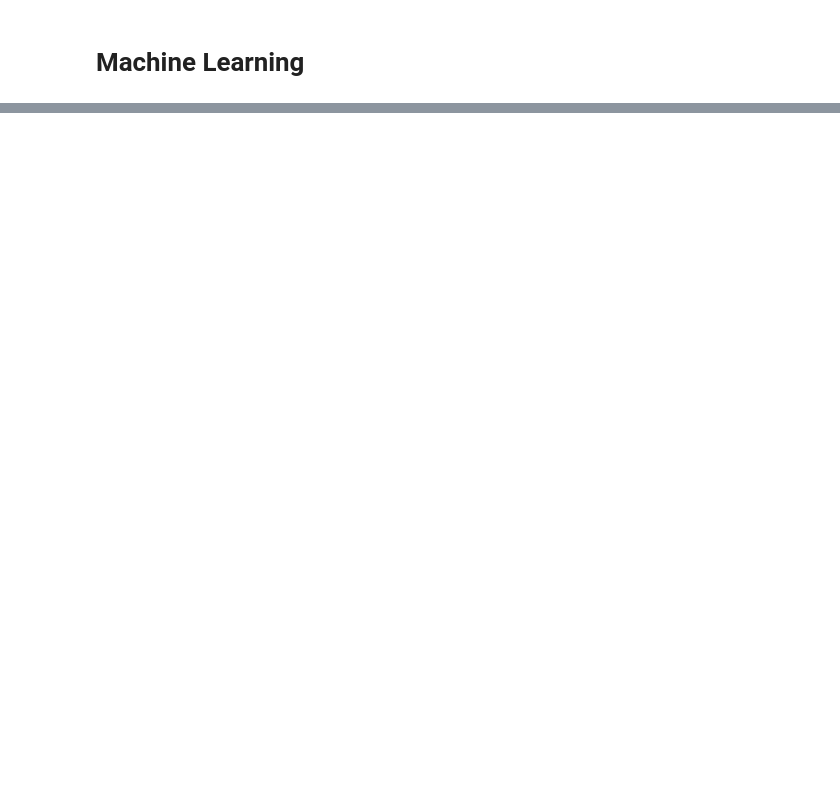
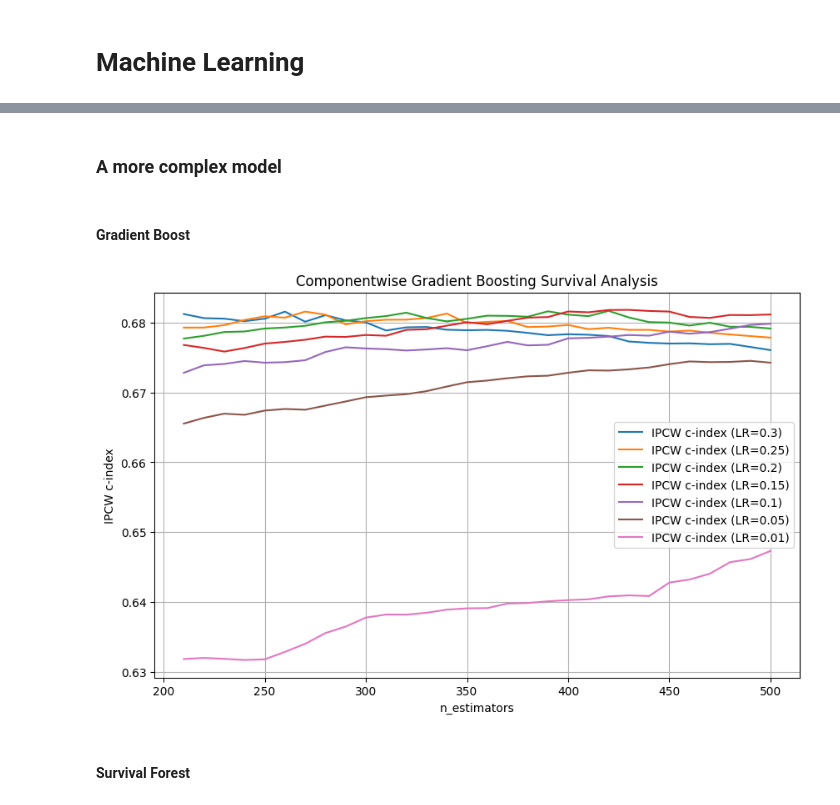
Before and after one commit to AloisECN/QRT_Leucemie, a Jupyter notebook: main.ipynb, the cells around one changed output, grey strips where cells are left out. Cells and saved outputs as stored; diff of their text form; code cells hidden in the pictures; blank space fills up the shorter version.

```diff
--- a/main.ipynb
+++ b/main.ipynb
@@ -141,0 +149,3 @@ df_eval.drop(columns=['CYTOGENETICS'], inplace=True)
+# %%
+df_mol = pd.read_csv("X_train/molecular_train.csv")
+df_eval_mol = pd.read_csv("X_test/molecular_test.csv")
@@ -141,0 +209,8 @@ df_eval.drop(columns=['CYTOGENETICS'], inplace=True)
+# %%
+#We merge the processed molecular data with the clinical data
+df = df.merge(df_mol_processed, on='ID', how='left')
+#We fill NaN values with 0 for the new features
+df.fillna(0, inplace=True)
+df_eval = df_eval.merge(df_eval_mol_processed, on='ID', how='left')
+#We fill NaN values with 0 for the new features
+df_eval.fillna(0, inplace=True)
@@ -142 +219,9 @@ df_eval.drop(columns=['CYTOGENETICS'], inplace=True)
+# %%
+#We allign the rows of the df with the target_df
+df = df[df['ID'].isin(target_df['ID'])]
+
+#We drop the ID column as it is not needed anymore
+df.drop(columns=['ID', 'CENTER'], inplace=True)
+df_eval.drop(columns=['ID', 'CENTER'], inplace=True)
+target_df = target_df.drop(columns=['ID'])
 # %%
@@ -210,0 +277,49 @@ EnsembleSelectionRegressor Concordance Index IPCW on test: 0.6739
+# %% [markdown]
+### A more complex model
+# %% [markdown]
+#### Gradient Boost
+# %%
+#Gradiant boost
+from sksurv.ensemble import ComponentwiseGradientBoostingSurvivalAnalysis as CGBoost
+
+# Define the learning rates to iterate over
+learning_rates = [0.3, 0.25, 0.2, 0.15, 0.10, 0.05, 0.01]
+
+# Initialize a dictionary to store the results for each learning rate
+results = {}
+
+# Loop over the learning rates
+for lr in learning_rates:
+    scores_ipcw = {}  # Store IPCW c-index for each n_estimators
+
+    est = CGBoost(learning_rate=lr, random_state=0)
+
+    # Train the model for different numbers of estimators and store the IPCW c-index
+    for i in range(1, 31):
+        n_estimators = 200+ i * 10
+        est.set_params(n_estimators=n_estimators)
+        est.fit(X_train, y_train_struct)
+
+        y_pred = est.predict(X_test)
+        ipcw_c_index = concordance_index_ipcw(survival_test=y_test_struct, survival_train=y_train_struct, estimate=y_pred)
+        scores_ipcw[n_estimators] = ipcw_c_index[0]
+
+    # Store the results for this learning rate
+    results[lr] = scores_ipcw
+
+# Plotting the results
+plt.figure(figsize=(10, 6))
+for lr, scores in results.items():
+    x, y = zip(*scores.items())
+    plt.plot(x, y, label=f"IPCW c-index (LR={lr})")
+
+plt.xlabel("n_estimators")
+plt.ylabel("IPCW c-index")
+plt.title("Componentwise Gradient Boosting Survival Analysis")
+plt.grid(True)
+plt.legend()
+plt.show()
+# %% [output]
+[figure, added]
+# %% [markdown]
+#### Survival Forest
```
Also changed, not shown: parts of 21 cells of this notebook, 2 other files.
